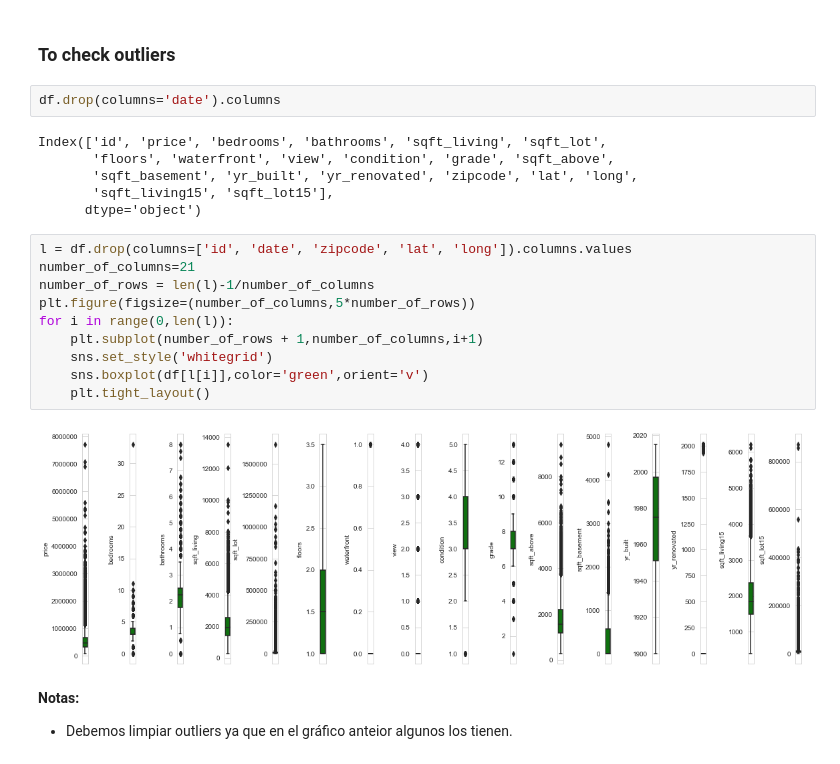
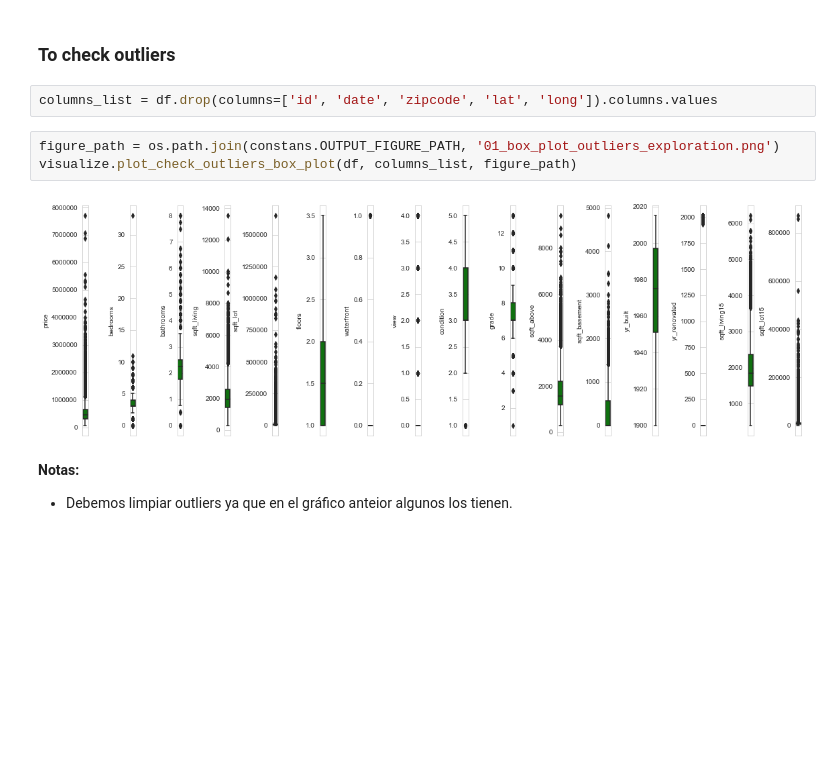
Before and after one commit to lezamora/house_prices, a Jupyter notebook: notebooks/01_hp-data-exploration.ipynb, the cells around one changed output. Saved outputs shown, nothing was run; the diff lists cells and outputs as text; blank space fills up the shorter version.

Commit message:
Se agrega el módulo de visualización para que los gráficos puedan ser ploteados y guardados en la carpeta especificada

```diff
--- a/notebooks/01_hp-data-exploration.ipynb
+++ b/notebooks/01_hp-data-exploration.ipynb
@@ -115,25 +117,12 @@ sns.heatmap(df.isnull(), cbar=False, yticklabels=False, cmap = 'viridis')
 # %% [markdown]
 ### To check outliers
 # %%
-df.drop(columns='date').columns
+columns_list = df.drop(columns=['id', 'date', 'zipcode', 'lat', 'long']).columns.values
-# %% [output]
-Index(['id', 'price', 'bedrooms', 'bathrooms', 'sqft_living', 'sqft_lot',
-       'floors', 'waterfront', 'view', 'condition', 'grade', 'sqft_above',
-       'sqft_basement', 'yr_built', 'yr_renovated', 'zipcode', 'lat', 'long',
-       'sqft_living15', 'sqft_lot15'],
-      dtype='object')
-# %%
-l = df.drop(columns=['id', 'date', 'zipcode', 'lat', 'long']).columns.values
-number_of_columns=21
-number_of_rows = len(l)-1/number_of_columns
-plt.figure(figsize=(number_of_columns,5*number_of_rows))
-for i in range(0,len(l)):
-    plt.subplot(number_of_rows + 1,number_of_columns,i+1)
-    sns.set_style('whitegrid')
-    sns.boxplot(df[l[i]],color='green',orient='v')
-    plt.tight_layout()
-# %% [output]
-[figure, removed]
+# %%
+figure_path = os.path.join(constans.OUTPUT_FIGURE_PATH, '01_box_plot_outliers_exploration.png')
+visualize.plot_check_outliers_box_plot(df, columns_list, figure_path)
+# %% [output]
+[figure, added]
 # %% [markdown]
 **Notas:**
 - Debemos limpiar outliers ya que en el gráfico anteior algunos los tienen.
```
Also changed, not shown: parts of 7 cells of this notebook, 8 other files.
